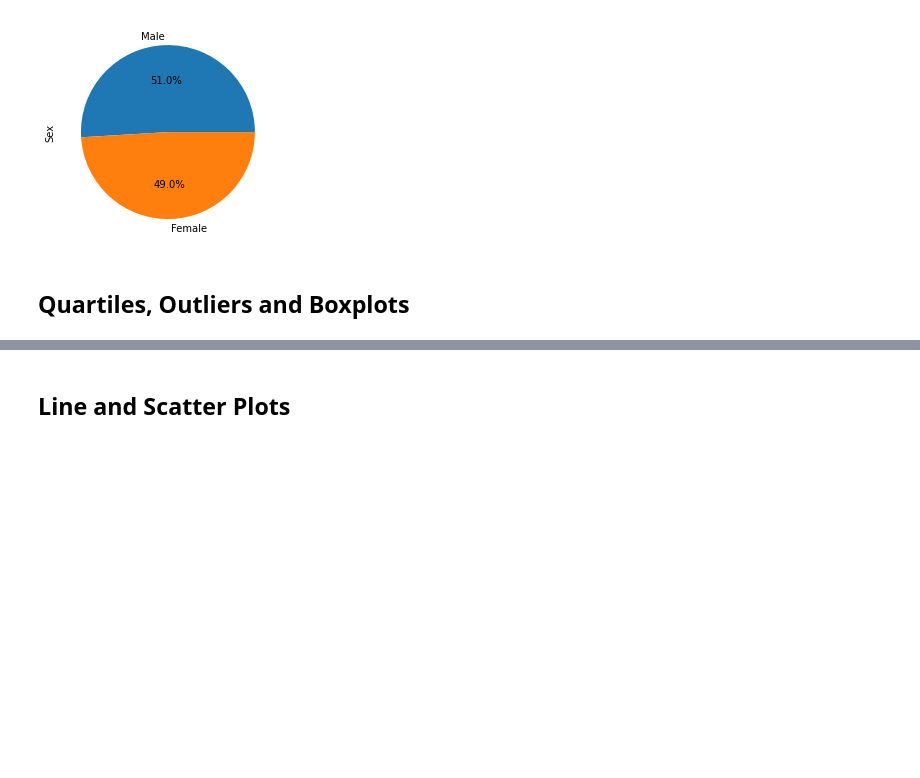
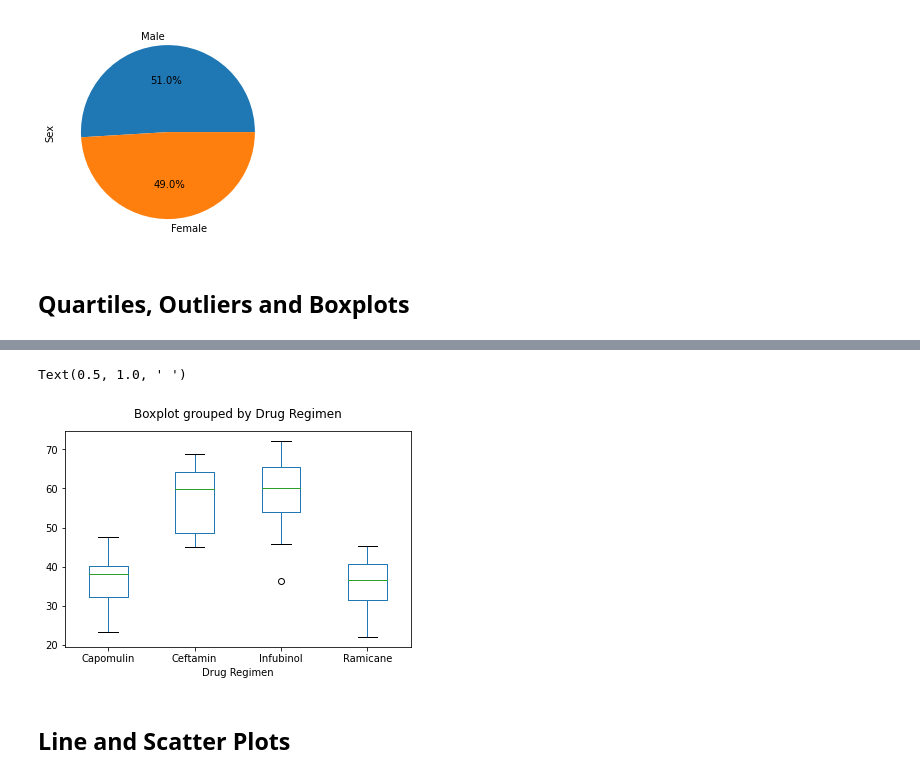
Before and after one commit to Patrick-Bacza/Module_5_Challenge, a Jupyter notebook: pymaceuticals_starter.ipynb, the cells around one changed output, grey strips where cells are left out. Saved outputs shown, nothing was run; the diff lists cells and outputs as text; code cells hidden in the pictures; blank space fills up the shorter version.

```diff
--- a/pymaceuticals_starter.ipynb
+++ b/pymaceuticals_starter.ipynb
@@ -208,5 +266,13 @@ AttributeError: 'list' object has no attribute 'quantile'
 # %%
 # Generate a box plot that shows the distrubution of the tumor volume for each treatment group.
+
+filtered_tumor_volume = tumor_volume_df[tumor_volume_df["Drug Regimen"].isin(treatments)][['Drug Regimen', 'Tumor Volume (mm3)']]
+
+filtered_tumor_volume.boxplot(column="Tumor Volume (mm3)", by='Drug Regimen', grid=False)
+plt.title(' ')
+# %% [output]
+Text(0.5, 1.0, ' ')
+[figure, added]
 # %% [markdown]
 ## Line and Scatter Plots
 # %%
```
Also changed, not shown: parts of 2 cells of this notebook.
